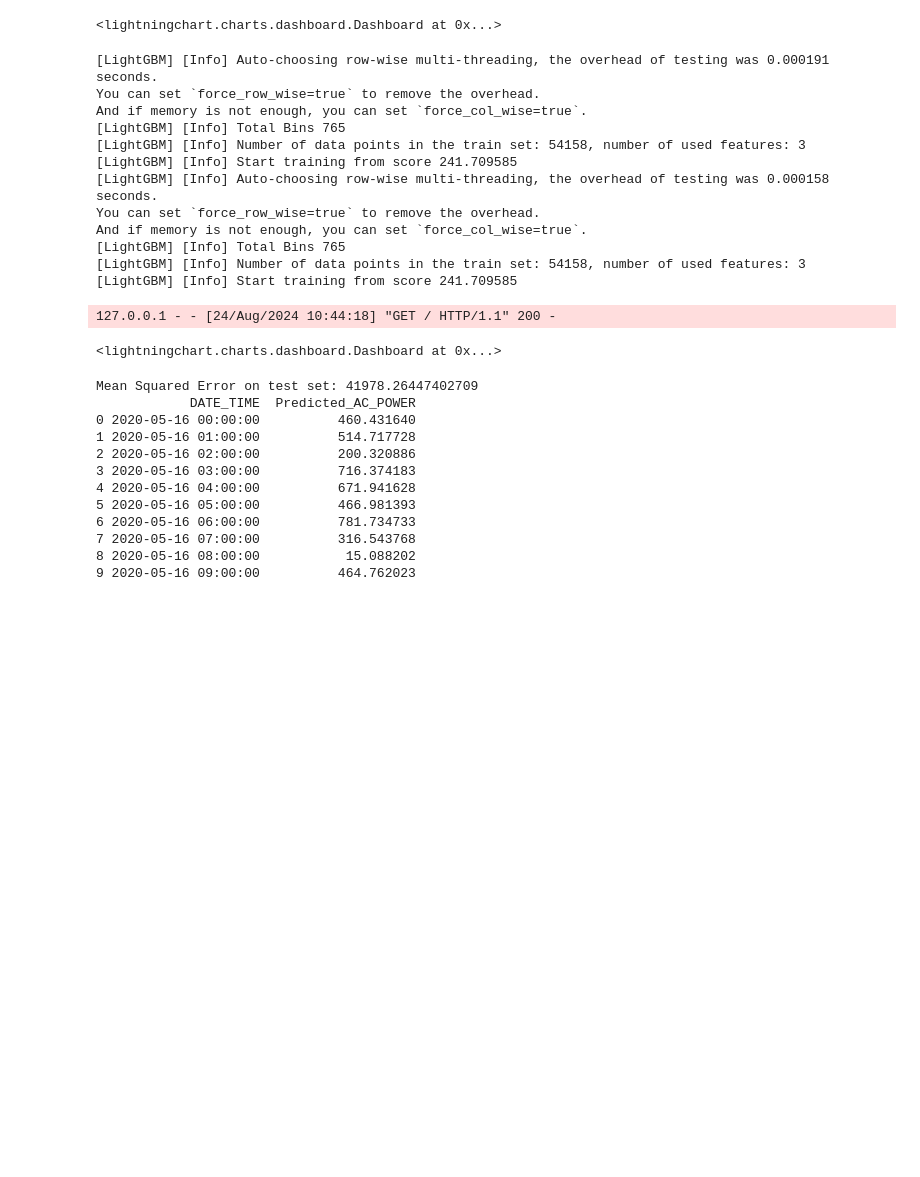
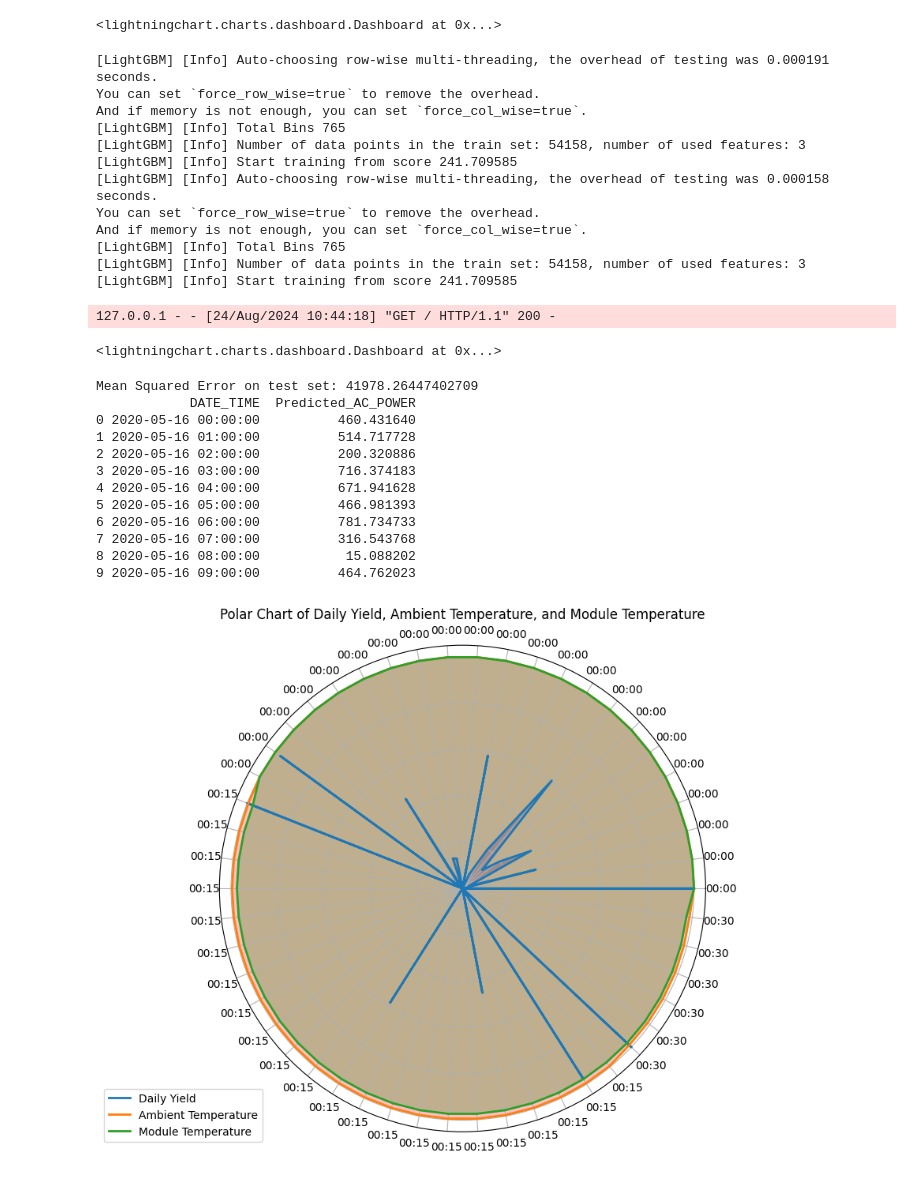
Before and after one commit to soroush62/Implementation-of-a-Solar-Power-Modelling-Application-with-LightningChart-Python, a Jupyter notebook: Python Files/test.ipynb, the cells around one changed output. Saved outputs shown, nothing was run; the diff lists cells and outputs as text; code cells hidden in the pictures; blank space fills up the shorter version.

Commit message:
finalizing real time diagram

```diff
--- a/Python Files/test.ipynb
+++ b/Python Files/test.ipynb
@@ -462,3 +462,67 @@ Mean Squared Error on test set: 41978.26447402709
 7 2020-05-16 07:00:00          316.543768
 8 2020-05-16 08:00:00           15.088202
 9 2020-05-16 09:00:00          464.762023
+# %%
+import pandas as pd
+import numpy as np
+import matplotlib.pyplot as plt
+
+# Load the dataset
+generation_data = pd.read_csv('D:/wenprograming23/src/team6/Implementation-of-a-Solar-Power-Modelling-Application-with-LightningChart-Python/Dataset/Plant_2_Generation_Data.csv')
+weather_data = pd.read_csv('D:/wenprograming23/src/team6/Implementation-of-a-Solar-Power-Modelling-Application-with-LightningChart-Python/Dataset/Plant_2_Weather_Sensor_Data.csv')
+
+
+# Convert DATE_TIME to datetime
+generation_data['DATE_TIME'] = pd.to_datetime(generation_data['DATE_TIME'])
+weather_data['DATE_TIME'] = pd.to_datetime(weather_data['DATE_TIME'])
+
+# Merge datasets on DATE_TIME and PLANT_ID
+merged_data = pd.merge(generation_data, weather_data, on=['DATE_TIME', 'PLANT_ID'])
+
+# Let's select a small subset of the data for visualization
+subset_data = merged_data[['DATE_TIME', 'DAILY_YIELD', 'AMBIENT_TEMPERATURE', 'MODULE_TEMPERATURE']].head(50)
+
+# Normalize data for better visualization on the polar chart
+subset_data['DAILY_YIELD'] = subset_data['DAILY_YIELD'] / subset_data['DAILY_YIELD'].max()
+subset_data['AMBIENT_TEMPERATURE'] = subset_data['AMBIENT_TEMPERATURE'] / subset_data['AMBIENT_TEMPERATURE'].max()
+subset_data['MODULE_TEMPERATURE'] = subset_data['MODULE_TEMPERATURE'] / subset_data['MODULE_TEMPERATURE'].max()
+
+# Create a polar plot
+angles = np.linspace(0, 2 * np.pi, len(subset_data), endpoint=False).tolist()
+
+# We need to "complete the loop" for a polar plot
+values_daily_yield = subset_data['DAILY_YIELD'].tolist()
+values_daily_yield += values_daily_yield[:1]
+
+values_ambient_temp = subset_data['AMBIENT_TEMPERATURE'].tolist()
+values_ambient_temp += values_ambient_temp[:1]
+
+values_module_temp = subset_data['MODULE_TEMPERATURE'].tolist()
+values_module_temp += values_module_temp[:1]
+
+angles += angles[:1]
+
+# Plot
+fig, ax = plt.subplots(figsize=(8, 8), subplot_kw=dict(polar=True))
+
+ax.plot(angles, values_daily_yield, linewidth=2, linestyle='solid', label='Daily Yield')
+ax.fill(angles, values_daily_yield, color='b', alpha=0.25)
+
+ax.plot(angles, values_ambient_temp, linewidth=2, linestyle='solid', label='Ambient Temperature')
+ax.fill(angles, values_ambient_temp, color='r', alpha=0.25)
+
+ax.plot(angles, values_module_temp, linewidth=2, linestyle='solid', label='Module Temperature')
+ax.fill(angles, values_module_temp, color='g', alpha=0.25)
+
+# Add a legend
+plt.legend(loc='upper right', bbox_to_anchor=(0.1, 0.1))
+
+# Set the labels around the circle
+ax.set_yticklabels([])  # Hide radial labels
+ax.set_xticks(angles[:-1])
+ax.set_xticklabels([date.strftime('%H:%M') for date in subset_data['DATE_TIME']])
+
+plt.title('Polar Chart of Daily Yield, Ambient Temperature, and Module Temperature')
+plt.show()
+# %% [output]
+[figure, added]
```
Also changed, not shown: 1 other file.
